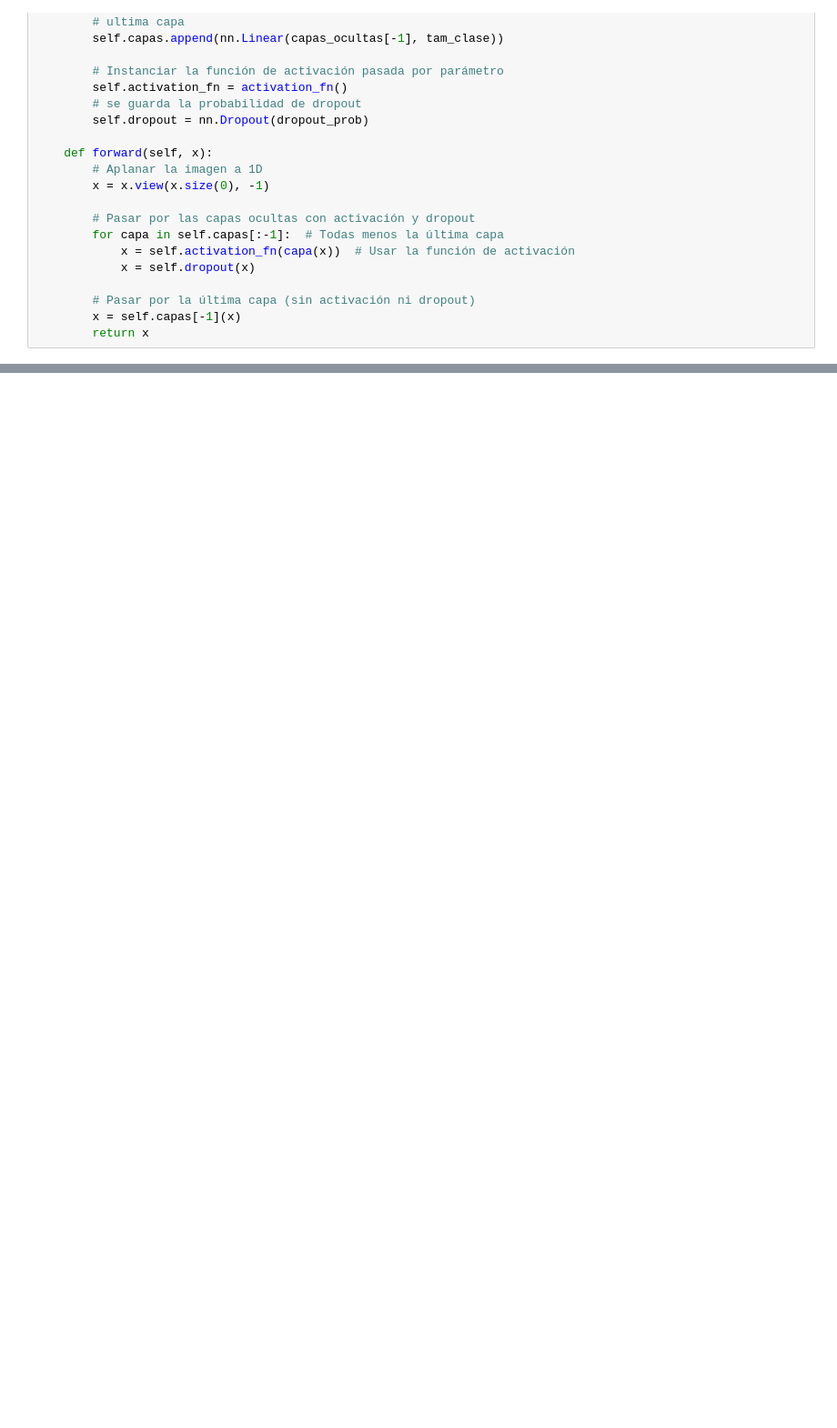
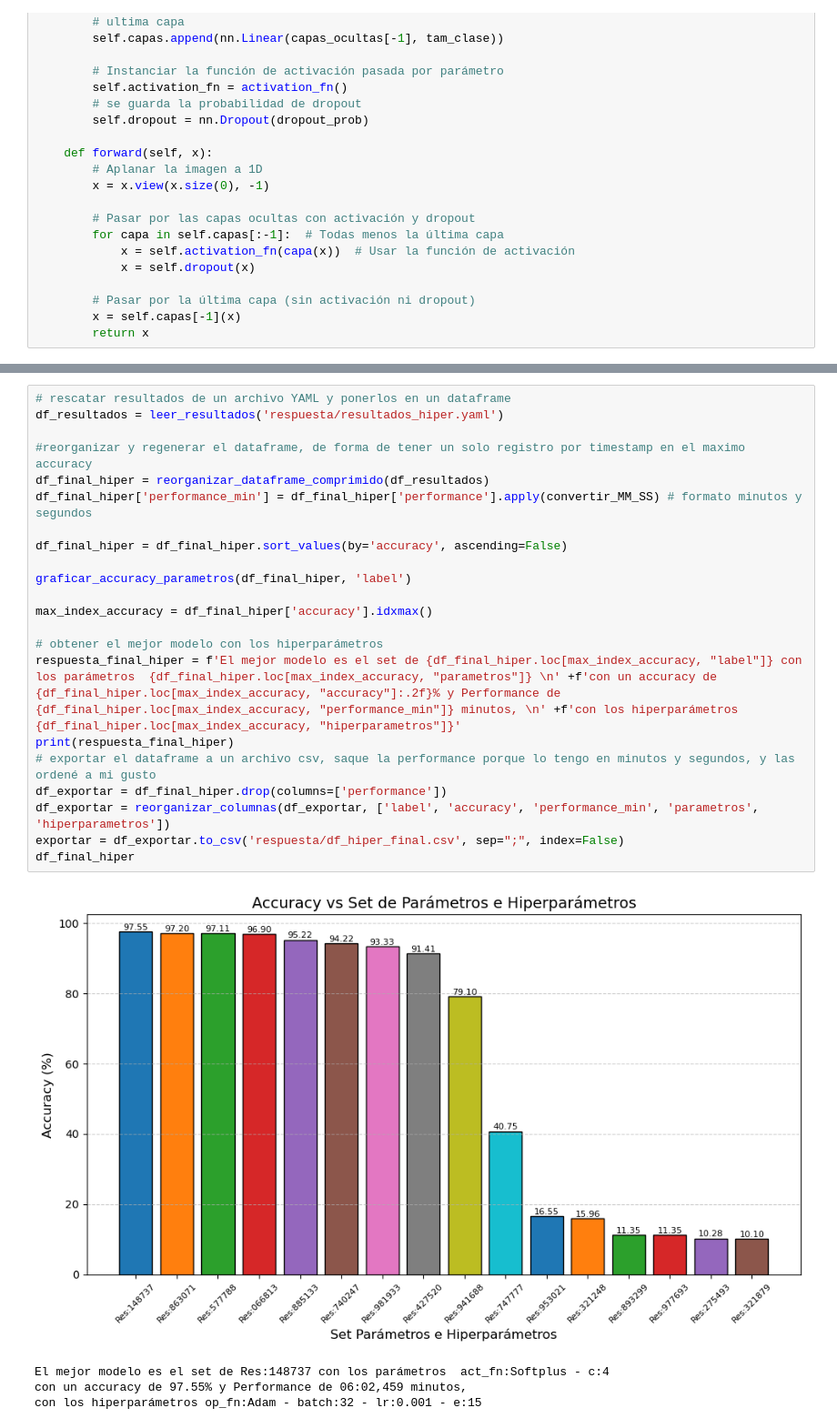
Before and after one commit to doritak/Machine-Learning, a Jupyter notebook: Actividad_5/MLP.ipynb, the cells around one changed output, grey strips where cells are left out. Shown at 91% size. Saved outputs shown, nothing was run; the diff lists cells and outputs as text; blank space fills up the shorter version.

```diff
--- a/Actividad_5/MLP.ipynb
+++ b/Actividad_5/MLP.ipynb
@@ -542,0 +664,27 @@ con los hiperparámetros op_fn:RMSprop - batch:128 - lr:0.0001 - e:20
+# %%
+# rescatar resultados de un archivo YAML y ponerlos en un dataframe
+df_resultados = leer_resultados('respuesta/resultados_hiper.yaml')
+
+#reorganizar y regenerar el dataframe, de forma de tener un solo registro por timestamp en el maximo accuracy
+df_final_hiper = reorganizar_dataframe_comprimido(df_resultados)
+df_final_hiper['performance_min'] = df_final_hiper['performance'].apply(convertir_MM_SS) # formato minutos y segundos
+
+df_final_hiper = df_final_hiper.sort_values(by='accuracy', ascending=False)
+
+graficar_accuracy_parametros(df_final_hiper, 'label')
+
+max_index_accuracy = df_final_hiper['accuracy'].idxmax()
+
+# obtener el mejor modelo con los hiperparámetros
+respuesta_final_hiper = f'El mejor modelo es el set de {df_final_hiper.loc[max_index_accuracy, "label"]} con los parámetros  {df_final_hiper.loc[max_index_accuracy, "parametros"]} \n' +f'con un accuracy de {df_final_hiper.loc[max_index_accuracy, "accuracy"]:.2f}% y Performance de {df_final_hiper.loc[max_index_accuracy, "performance_min"]} minutos, \n' +f'con los hiperparámetros {df_final_hiper.loc[max_index_accuracy, "hiperparametros"]}'
+print(respuesta_final_hiper)
+# exportar el dataframe a un archivo csv, saque la performance porque lo tengo en minutos y segundos, y las ordené a mi gusto
+df_exportar = df_final_hiper.drop(columns=['performance'])
+df_exportar = reorganizar_columnas(df_exportar, ['label', 'accuracy', 'performance_min', 'parametros', 'hiperparametros'])
+exportar = df_exportar.to_csv('respuesta/df_hiper_final.csv', sep=";", index=False)
+df_final_hiper
+# %% [output]
+[figure, added]
+El mejor modelo es el set de Res:148737 con los parámetros  act_fn:Softplus - c:4
+con un accuracy de 97.55% y Performance de 06:02,459 minutos,
+con los hiperparámetros op_fn:Adam - batch:32 - lr:0.001 - e:15
```
Also changed, not shown: parts of 30 cells of this notebook, 6 other files.
